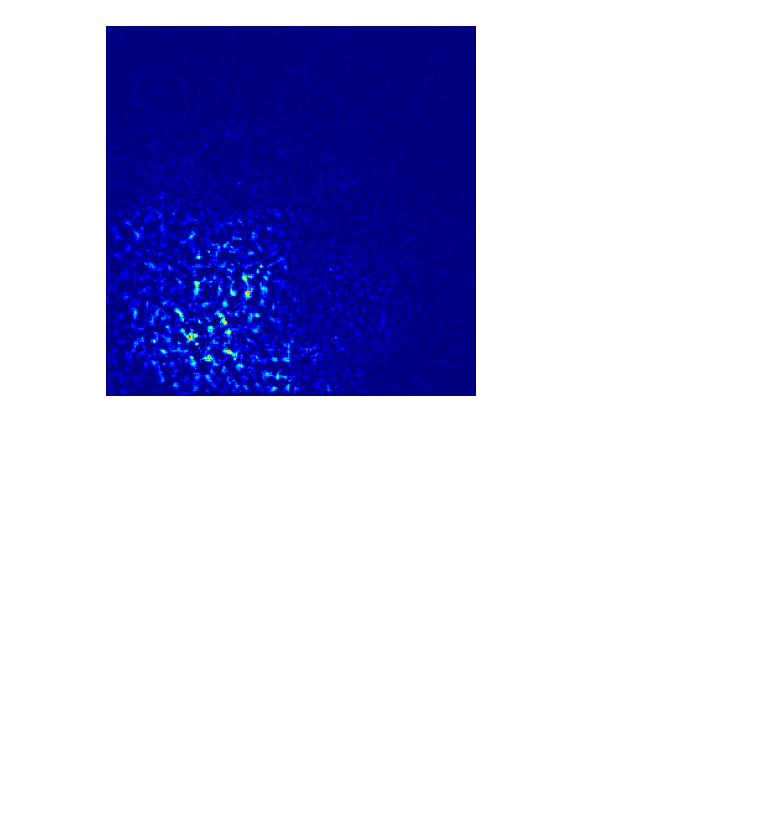
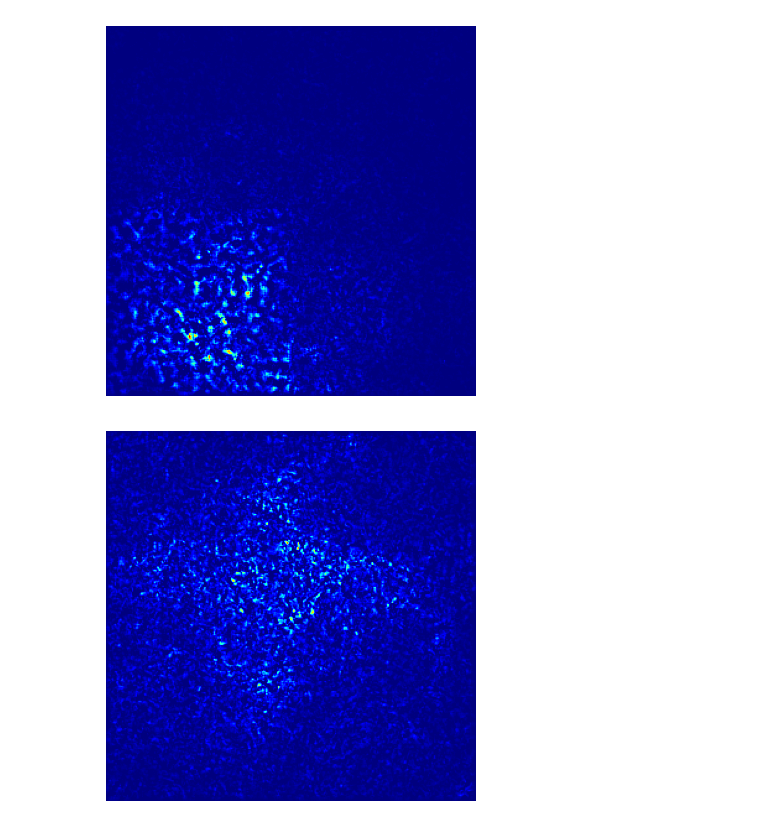
Before and after one commit to naveenr414/Spurious-Concepts, a Jupyter notebook: scripts/Known Correlation.ipynb, the cells around one changed output. Drawn from its saved outputs; the diff is of its cells as text; code cells hidden in the pictures; blank space fills up the shorter version.

```diff
--- a/scripts/Known Correlation.ipynb
+++ b/scripts/Known Correlation.ipynb
@@ -756,3 +740,7 @@ plot_saliency([independent_concept_model_small,independent_bottleneck_model_smal
 plot_saliency([independent_concept_model_blur,independent_bottleneck_model_blur],run_independent_model,1,transformed_images_tensor)
 # %% [output]
 [figure]
+# %%
+plot_saliency(joint_model_blur,run_joint_model,112,x_small)
+# %% [output]
+[figure, added]
```
Also changed, not shown: parts of 9 cells of this notebook, 3 other files.
